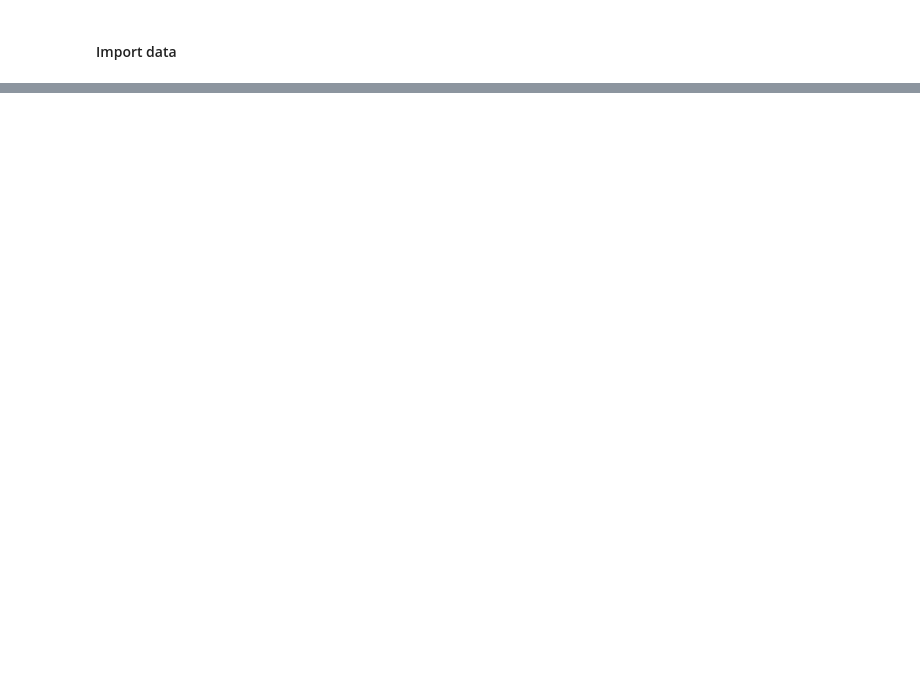
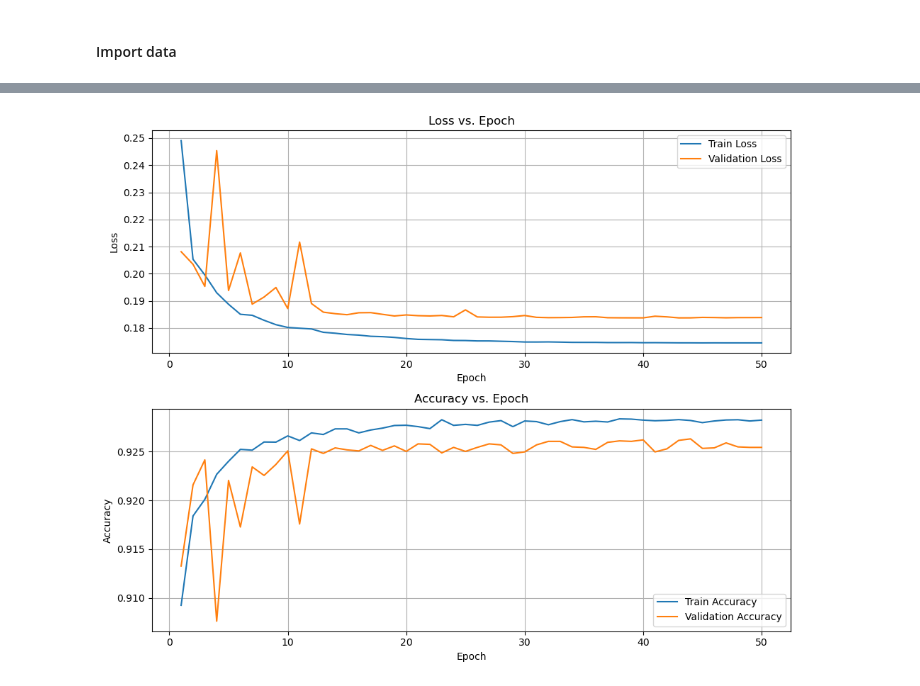
Before and after one commit to Kunvuthi/cobalt_smart_lender_ai, a Jupyter notebook: notebooks/04_model_training.ipynb, the cells around one changed output, grey strips where cells are left out. Saved outputs shown, nothing was run; the diff lists cells and outputs as text; code cells hidden in the pictures; blank space fills up the shorter version.

```diff
--- a/notebooks/04_model_training.ipynb
+++ b/notebooks/04_model_training.ipynb
@@ -1006,0 +483,9 @@ Image(filename=f"{path_python_material}/images/the-end.jpg", width=500,)
+# %%
+X_reduced = X[top_features]
+
+X_train, X_test, y_train, y_test = train_test_split(
+    X_reduced,
+    y,
+    test_size=0.2,
+    random_state=22
+)
@@ -1006,0 +577,11 @@ Image(filename=f"{path_python_material}/images/the-end.jpg", width=500,)
+# %%
+model_nn, history_nn = build_and_train_nn(
+    X_train, y_train,
+    X_test, y_test,     # pass test or separate val
+    lambda_l2=0.001,
+    initial_lr=0.001,
+    final_lr=1e-6,
+    epochs=50,
+    batch_size=32,
+    patience=5
+)
@@ -1006,0 +610,38 @@ Image(filename=f"{path_python_material}/images/the-end.jpg", width=500,)
+# %%
+def plot_training_curves(history):
+    """
+    Plots training vs. validation loss and accuracy over epochs.
+    """
+    train_loss = history.history.get('loss', [])
+    val_loss = history.history.get('val_loss', [])
+    train_acc = history.history.get('accuracy', [])
+    val_acc = history.history.get('val_accuracy', [])
+
+    epochs = range(1, len(train_loss) + 1)
+
+    fig, ax = plt.subplots(2, 1, figsize=(10, 8))
+
+    # LOSS PLOT
+    ax[0].plot(epochs, train_loss, label='Train Loss')
+    ax[0].plot(epochs, val_loss, label='Validation Loss')
+    ax[0].set_title('Loss vs. Epoch')
+    ax[0].set_xlabel('Epoch')
+    ax[0].set_ylabel('Loss')
+    ax[0].legend()
+    ax[0].grid(True)
+
+    #  ACCURACY PLOT
+    ax[1].plot(epochs, train_acc, label='Train Accuracy')
+    ax[1].plot(epochs, val_acc, label='Validation Accuracy')
+    ax[1].set_title('Accuracy vs. Epoch')
+    ax[1].set_xlabel('Epoch')
+    ax[1].set_ylabel('Accuracy')
+    ax[1].legend()
+    ax[1].grid(True)
+
+    plt.tight_layout()
+    plt.show()
+
+plot_training_curves(history_nn)
+# %% [output]
+[figure, added]
```
Also changed, not shown: parts of 125 cells of this notebook, 3 other files.
